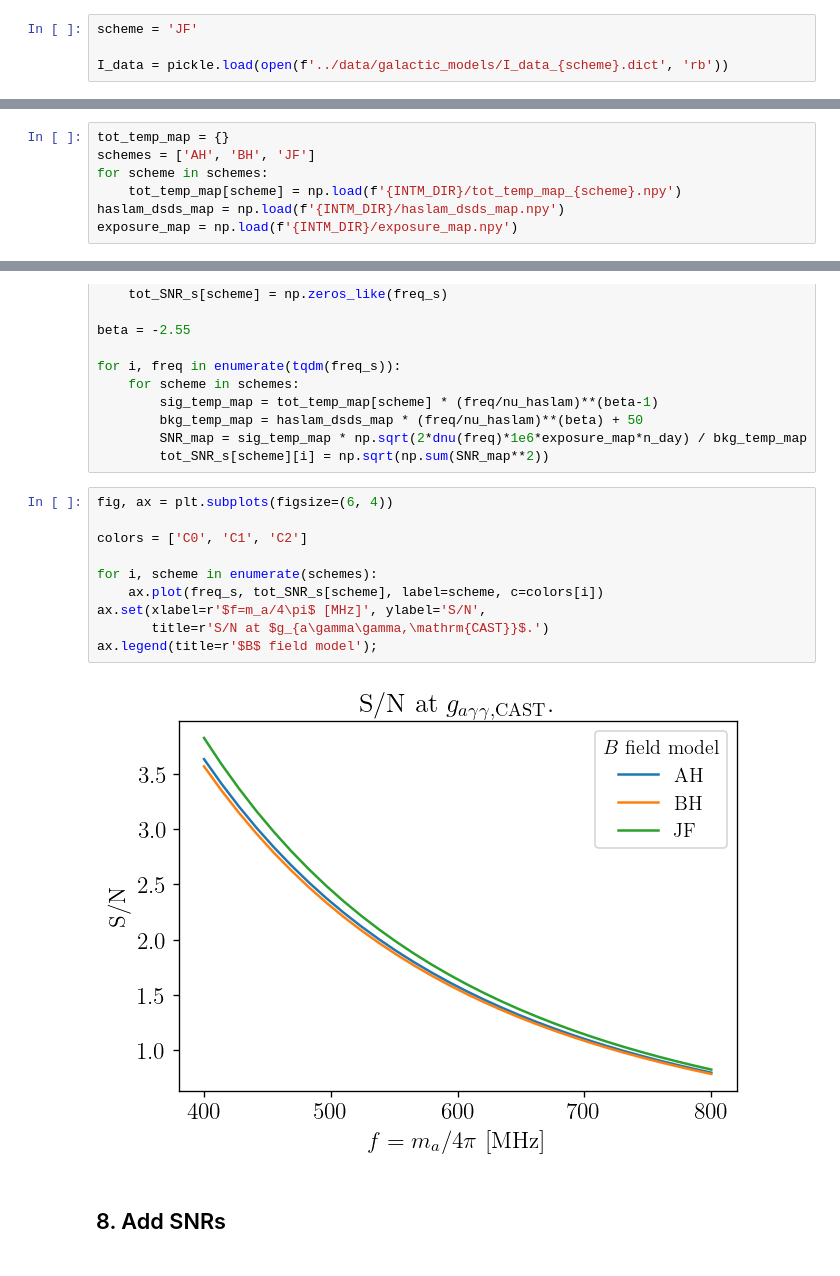
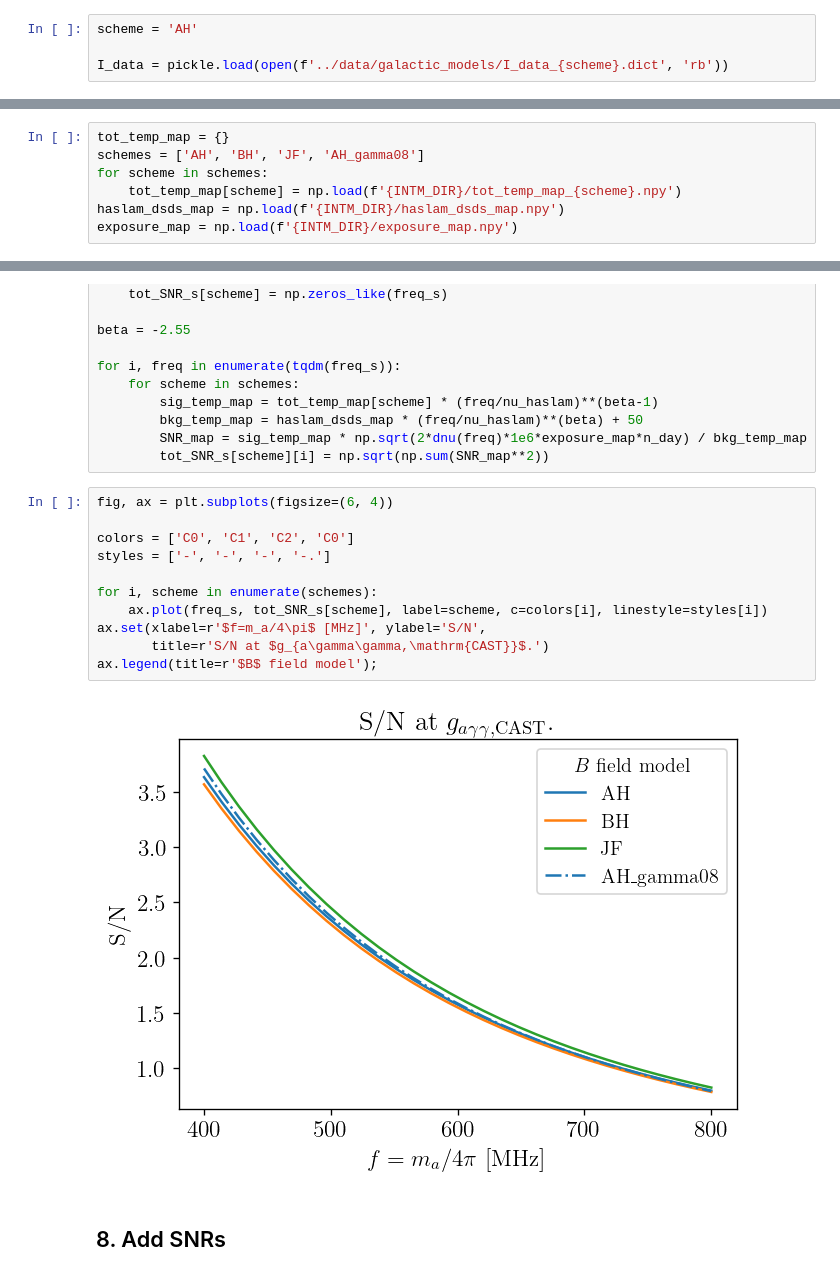
Before and after one commit to yitiansun/axion-mirror, a Jupyter notebook: notebook/CHIME_estimate.ipynb, the cells around one changed output, grey strips where cells are left out. Drawn from its saved outputs; the diff is of its cells as text.

```diff
--- a/notebook/CHIME_estimate.ipynb
+++ b/notebook/CHIME_estimate.ipynb
@@ -166,7 +185,7 @@ plot_lb(np.clip(SNR_g_s, 3e-4, None), title=r'Gegenschein $S/N$', cmap='viridis'
 # %% [markdown]
 ## 6. Modification according to 3D model
 # %%
-scheme = 'JF'
+scheme = 'AH'
 
 I_data = pickle.load(open(f'../data/galactic_models/I_data_{scheme}.dict', 'rb'))
 # %%
@@ -187,7 +206,7 @@ np.save(f'{INTM_DIR}/tot_temp_map_{scheme}.npy', tot_temp_map)
 ## 7. Frequency dependence (no SNR)
 # %%
 tot_temp_map = {}
-schemes = ['AH', 'BH', 'JF']
+schemes = ['AH', 'BH', 'JF', 'AH_gamma08']
 for scheme in schemes:
     tot_temp_map[scheme] = np.load(f'{INTM_DIR}/tot_temp_map_{scheme}.npy')
 haslam_dsds_map = np.load(f'{INTM_DIR}/haslam_dsds_map.npy')
@@ -209,15 +228,16 @@ for i, freq in enumerate(tqdm(freq_s)):
 # %%
 fig, ax = plt.subplots(figsize=(6, 4))
 
-colors = ['C0', 'C1', 'C2']
+colors = ['C0', 'C1', 'C2', 'C0']
+styles = ['-', '-', '-', '-.']
 
 for i, scheme in enumerate(schemes):
-    ax.plot(freq_s, tot_SNR_s[scheme], label=scheme, c=colors[i])
+    ax.plot(freq_s, tot_SNR_s[scheme], label=scheme, c=colors[i], linestyle=styles[i])
 ax.set(xlabel=r'$f=m_a/4\pi$ [MHz]', ylabel='S/N',
        title=r'S/N at $g_{a\gamma\gamma,\mathrm{CAST}}$.')
 ax.legend(title=r'$B$ field model');
 # %% [output]
-[figure, old version]
+[figure, new version]
 # %% [markdown]
 ## 8. Add SNRs
 # %%
```
Also changed, not shown: parts of 8 cells of this notebook, 1 other file.
